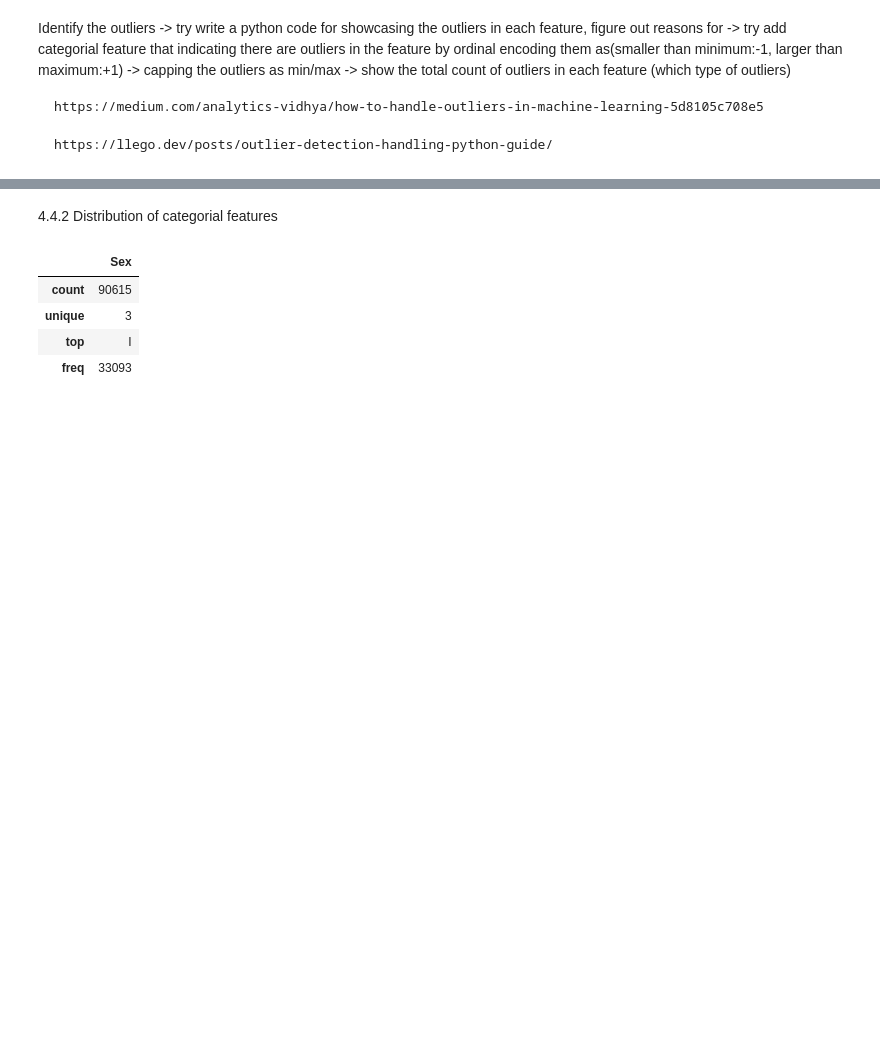
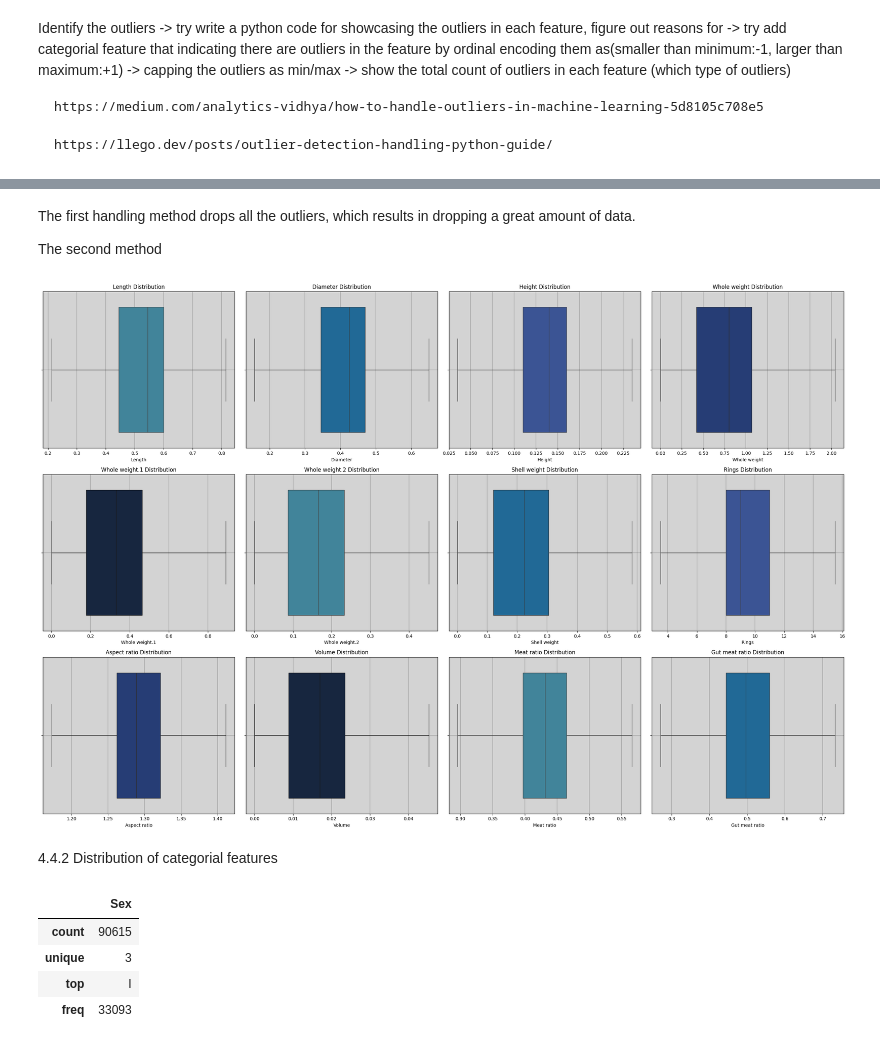
Before and after one commit to Oikiy/Remote_Abalone_Regression, a Jupyter notebook: notebook/Regression_Abalone.ipynb, the cells around one changed output, grey strips where cells are left out. Drawn from its saved outputs; the diff is of its cells as text; code cells hidden in the pictures; blank space fills up the shorter version.

```diff
--- a/notebook/Regression_Abalone.ipynb
+++ b/notebook/Regression_Abalone.ipynb
@@ -319,0 +321,33 @@ The number of 0 in the Height column of the train dataset is: 6
+# %%
+#Outlier handling
+
+def OutlierHandling(df):
+    # Loop through each numerical column
+    for col in num_cols:
+        # Calculate the first quartile
+        Q1 = df[col].quantile(0.25)
+        # Calculate the third quartile
+        Q3 = df[col].quantile(0.75)
+        # Calculate the interquartile range
+        IQR = Q3 - Q1
+        # Calculate the lower bound
+        lower_bound = Q1 - 1.5 * IQR
+        # Calculate the upper bound
+        upper_bound = Q3 + 1.5 * IQR
+        # Filter the outliers
+        #df = df[(df[col] >= lower_bound) & (df[col] <= upper_bound)]
+
+        # Replace the outliers by the lower and upper bounds
+        df.loc[df[col] < lower_bound, col] = lower_bound
+        df.loc[df[col] > upper_bound, col] = upper_bound
+
+        # Set new features indicating the presence of outliers
+        df[col + '_outlier'] = 0
+        df.loc[df[col] < lower_bound, col + '_outlier'] = -1
+        df.loc[df[col] > upper_bound, col + '_outlier'] = 1
+    return df
+
+# Remove outliers from the training data
+train_wo_O = OutlierHandling(train_df)
+
+train_wo_O
@@ -320,3 +368,11 @@ The number of 0 in the Height column of the train dataset is: 6
+# %% [markdown]
+The first handling method drops all the outliers, which results in dropping a great amount of data.
+
+The second method
+# %%
+MultiBoxplot(df=train_wo_O,num_cols=num_cols)
+# %% [output]
+[figure, added]
 # %% [markdown]
 4.4.2 Distribution of categorial features
 # %%
```
Also changed, not shown: parts of 7 cells of this notebook.
